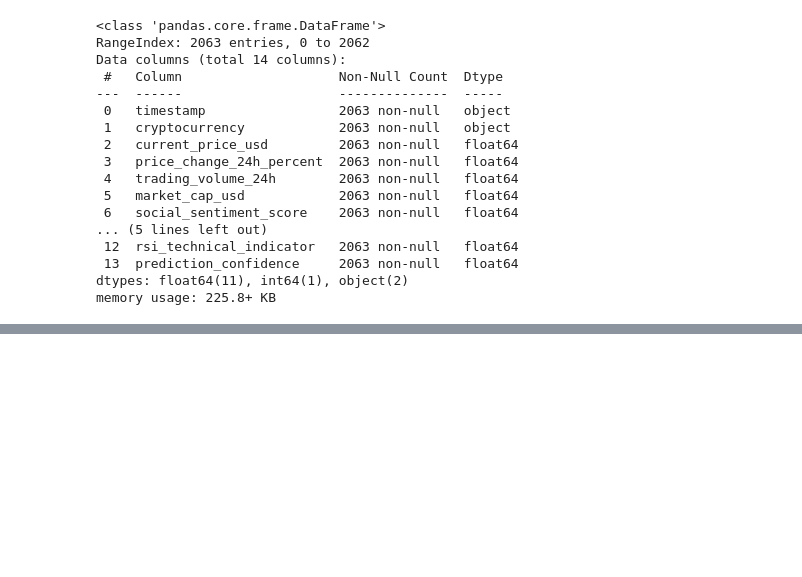
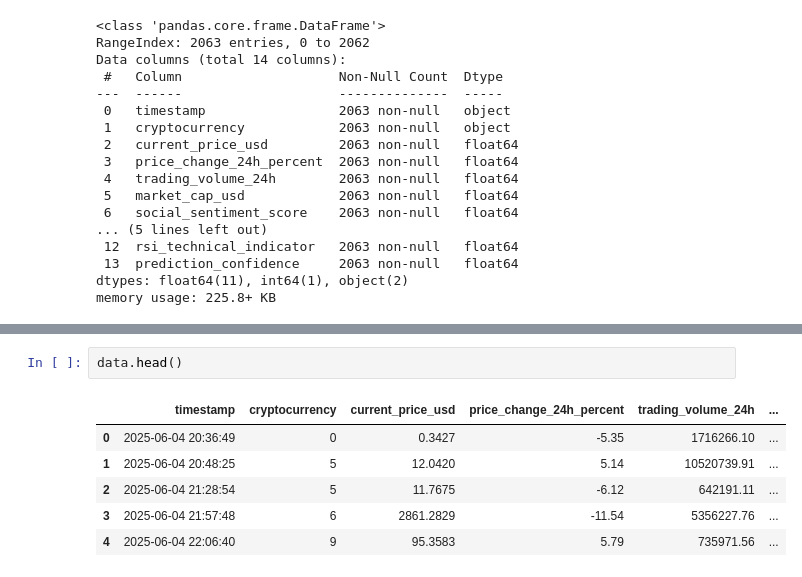
Before and after one commit to Ivan-Beltran/investigacion_manchineLearning, a Jupyter notebook: cryptocurrencyPrice.ipynb, the cells around one changed output, grey strips where cells are left out. Cells and saved outputs as stored; diff of their text form; blank space fills up the shorter version.

```diff
--- a/cryptocurrencyPrice.ipynb
+++ b/cryptocurrencyPrice.ipynb
@@ -62,0 +85,9 @@ memory usage: 225.8+ KB
+# %%
+data.head()
+# %% [output]
+|  | timestamp | cryptocurrency | current_price_usd | price_change_24h_percent | trading_volume_24h | ... |
+| 0 | 2025-06-04 20:36:49 | 0 | 0.3427 | -5.35 | 1716266.10 | ... |
+| 1 | 2025-06-04 20:48:25 | 5 | 12.0420 | 5.14 | 10520739.91 | ... |
+| 2 | 2025-06-04 21:28:54 | 5 | 11.7675 | -6.12 | 642191.11 | ... |
+| 3 | 2025-06-04 21:57:48 | 6 | 2861.2829 | -11.54 | 5356227.76 | ... |
+| 4 | 2025-06-04 22:06:40 | 9 | 95.3583 | 5.79 | 735971.56 | ... |
```
Also changed, not shown: parts of 9 cells of this notebook.
